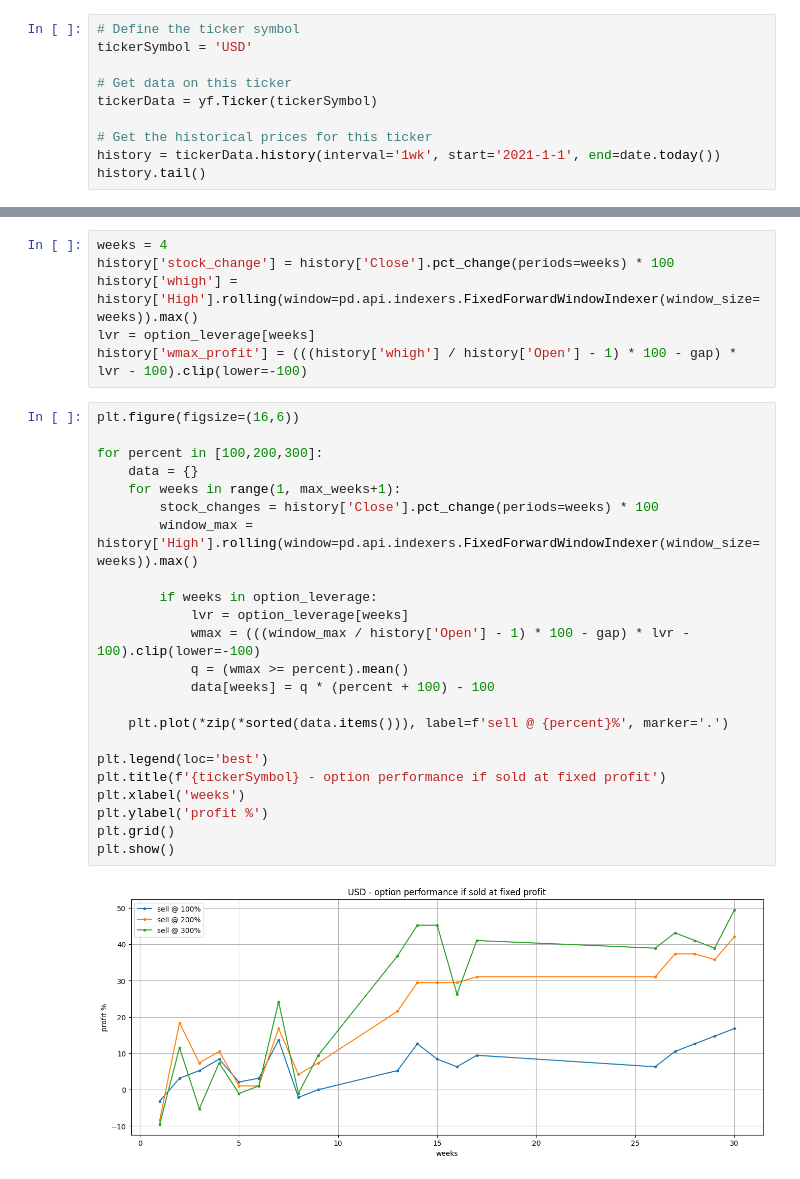
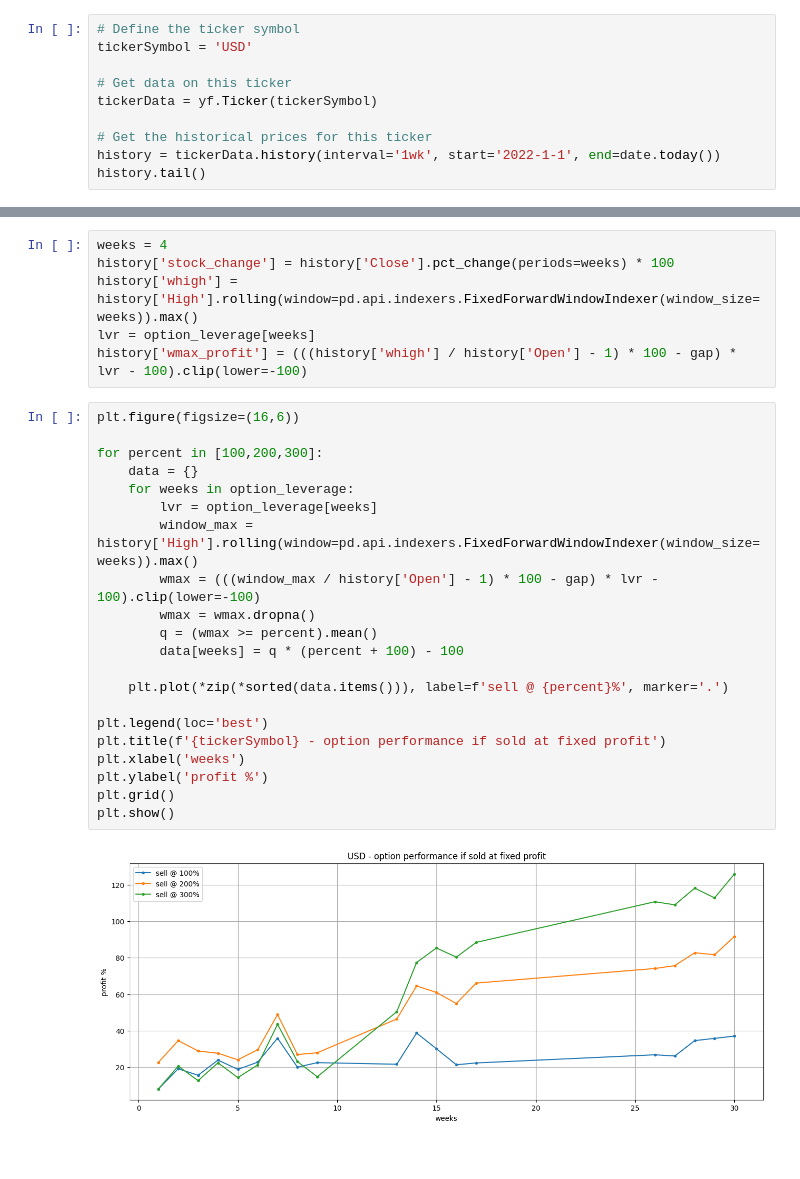
Before and after one commit to dotchev/stox, a Jupyter notebook: weekly-USD.ipynb, the cells around one changed output, grey strips where cells are left out. Cells and saved outputs as stored; diff of their text form.

```diff
--- a/weekly-USD.ipynb
+++ b/weekly-USD.ipynb
@@ -12,7 +12,7 @@ tickerSymbol = 'USD'
 tickerData = yf.Ticker(tickerSymbol)
 
 # Get the historical prices for this ticker
-history = tickerData.history(interval='1wk', start='2021-1-1', end=date.today())
+history = tickerData.history(interval='1wk', start='2022-1-1', end=date.today())
 history.tail()
 # %% [output]
 |  | Open | High | Low | Close | Volume | Dividends | Stock Splits | Capital Gains |
@@ -157,28 +157,26 @@ history['wmax_profit'] = (((history['whigh'] / history['Open'] - 1) * 100 - gap)
 # %%
 plt.figure(figsize=(16,6))
 
 for percent in [100,200,300]:
     data = {}
-    for weeks in range(1, max_weeks+1):
-        stock_changes = history['Close'].pct_change(periods=weeks) * 100
+    for weeks in option_leverage:
+        lvr = option_leverage[weeks]
         window_max = history['High'].rolling(window=pd.api.indexers.FixedForwardWindowIndexer(window_size=weeks)).max()
-
-        if weeks in option_leverage:
-            lvr = option_leverage[weeks]
-            wmax = (((window_max / history['Open'] - 1) * 100 - gap) * lvr - 100).clip(lower=-100)
-            q = (wmax >= percent).mean()
-            data[weeks] = q * (percent + 100) - 100
+        wmax = (((window_max / history['Open'] - 1) * 100 - gap) * lvr - 100).clip(lower=-100)
+        wmax = wmax.dropna()
+        q = (wmax >= percent).mean()
+        data[weeks] = q * (percent + 100) - 100
 
     plt.plot(*zip(*sorted(data.items())), label=f'sell @ {percent}%', marker='.')
 
 plt.legend(loc='best')
 plt.title(f'{tickerSymbol} - option performance if sold at fixed profit')
 plt.xlabel('weeks')
 plt.ylabel('profit %')
 plt.grid()
 plt.show()
 # %% [output]
-[figure, old version]
+[figure, new version]
 # %%
 plt.figure(figsize=(16,6))
 plt.plot(stock_change, label='Median stock change', marker='.')
```
Also changed, not shown: parts of 6 cells of this notebook, 11 other files.
